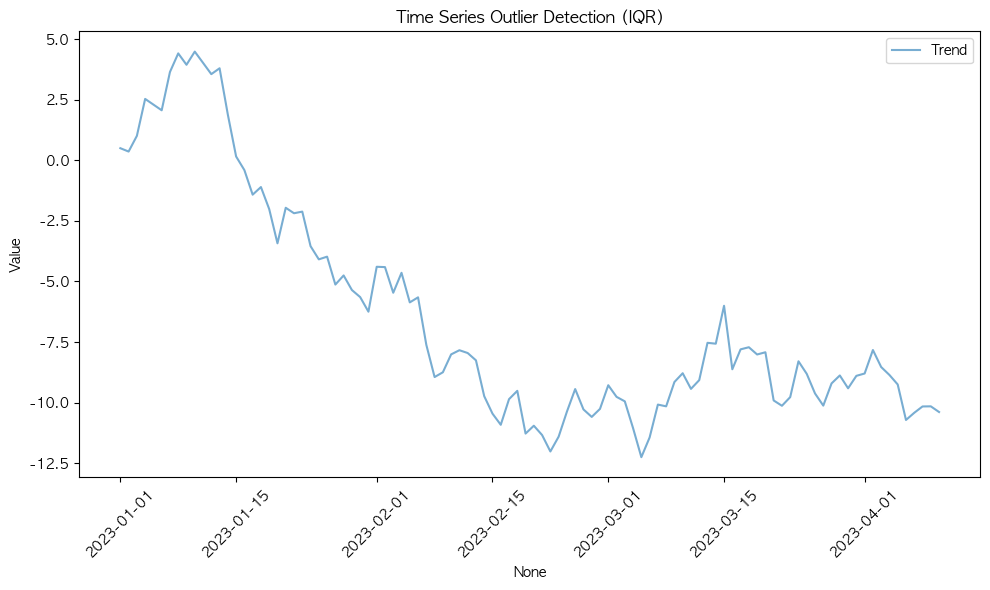
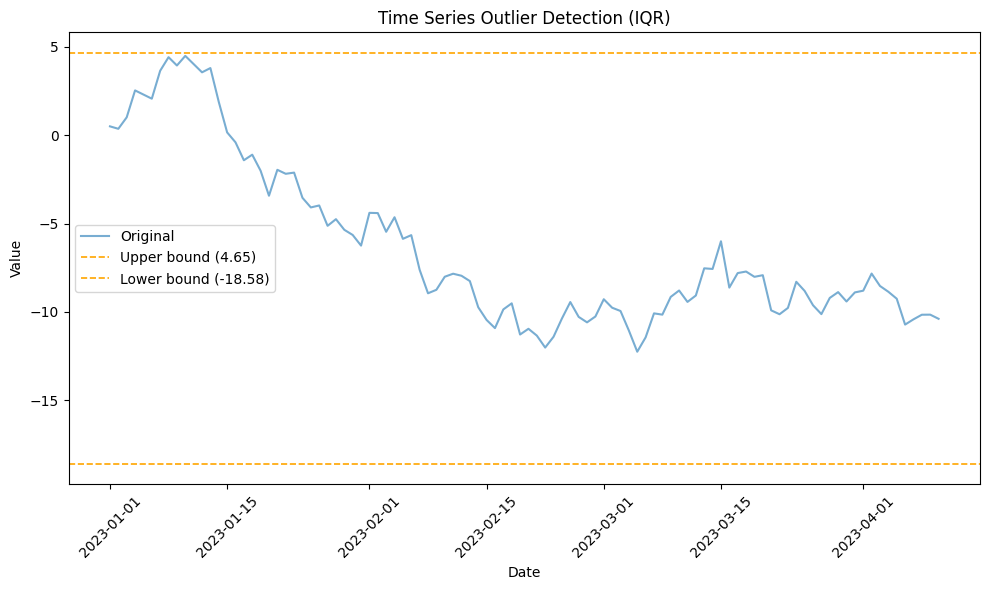
Code edit (unified diff) that turned the first committed figure into the second:
--- before
+++ after
@@ -1,6 +1,6 @@
 import numpy as np
 import pandas as pd
+import matplotlib.pyplot as plt
 import seaborn as sns
-import matplotlib.pyplot as plt
 
 # 시계열 데이터 생성
@@ -9,7 +9,7 @@
 values = np.cumsum(np.random.randn(100))
 
-# 데이터프레임 생성
 df = pd.DataFrame({"Value": values}, index=date_range)
 
+# IQR 기반 이상치 탐지
 Q1 = df["Value"].quantile(0.25)
 Q3 = df["Value"].quantile(0.75)
@@ -21,14 +21,32 @@
 outliers = df[(df["Value"] < lower_bound) | (df["Value"] > upper_bound)]
 
+# 이상치 강조 그래프
 plt.figure(figsize=(10, 6))
+sns.lineplot(data=df, x=df.index, y="Value", label="Original", alpha=0.6)
 
-sns.lineplot(data=df, x=df.index, y="Value", label="Trend", alpha=0.6)
+plt.axhline(upper_bound, color="orange", linestyle="--", linewidth=1.2,
+            label=f"Upper bound ({upper_bound:.2f})")
+plt.axhline(lower_bound, color="orange", linestyle="--", linewidth=1.2,
+            label=f"Lower bound ({lower_bound:.2f})")
 
 if not outliers.empty:
-    sns.scatterplot(data=outliers, x=outliers.index, y="Value", color="red", s=100, marker="X", label="Outlier")
+    sns.scatterplot(data=outliers, x=outliers.index, y="Value",
+                    color="red", s=120, marker="X", zorder=5, label="Outlier")
+
+    for idx, row in outliers.iterrows():
+        plt.annotate(
+            f"{row['Value']:.2f}",
+            xy=(idx, row["Value"]),
+            xytext=(8, 8),
+            textcoords="offset points",
+            fontsize=8,
+            color="red"
+        )
 
 plt.title("Time Series Outlier Detection (IQR)")
+plt.xlabel("Date")
+plt.ylabel("Value")
 plt.xticks(rotation=45)
+plt.legend()
 plt.tight_layout()
-
 plt.show()

Commit: WEEK03 과제 마무리 및 회고 추가